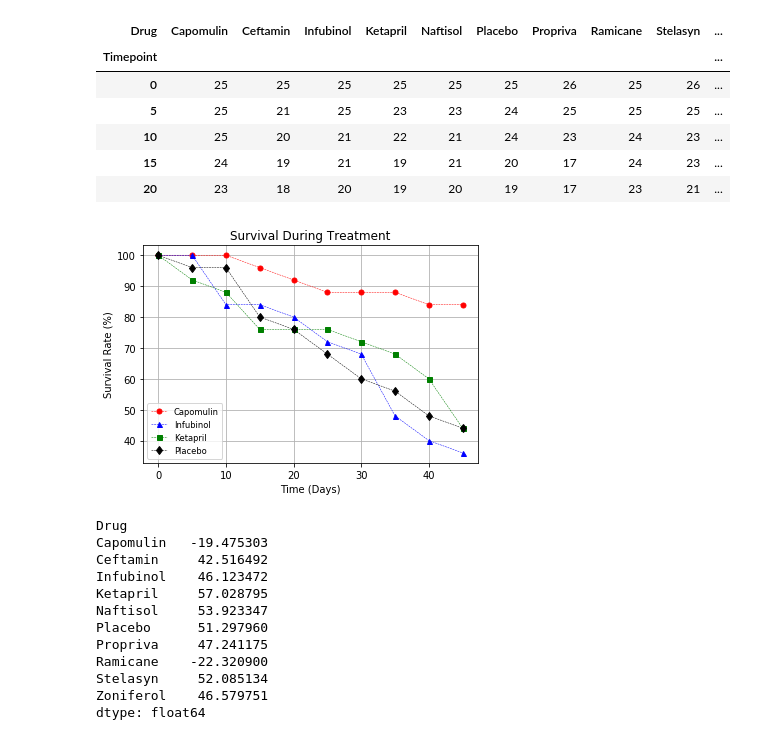
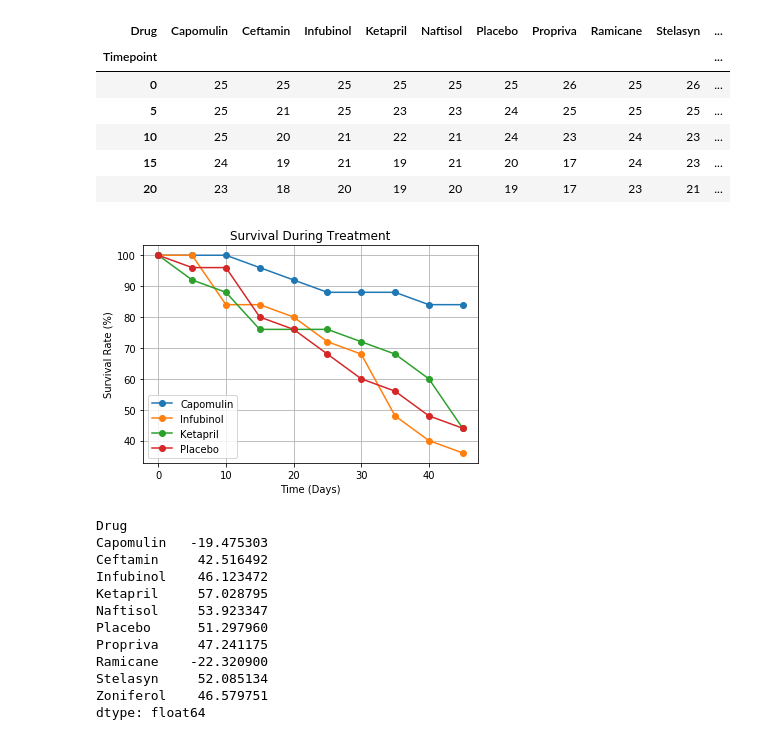
Before and after one commit to jmcbride5575/matplotlib-challenge, a Jupyter notebook: Matplotlib-challenge 1.ipynb, the cells around one changed output. Saved outputs shown, nothing was run; the diff lists cells and outputs as text; code cells hidden in the pictures.

```diff
--- a/Matplotlib-challenge 1.ipynb
+++ b/Matplotlib-challenge 1.ipynb
@@ -182,12 +182,12 @@ plt.show()
 # %%
-# Store the Count of Mice Grouped by Drug and Timepoint (W can pass any metric)
-survival_count = mouse_drug_trial_df.groupby(["Drug", "Timepoint"]).count()["Tumor Volume (mm3)"]
+# Count of Mice Grouped by Drug and Timepoint
+survival_numbers = mouse_drug_trial_df.groupby(["Drug", "Timepoint"]).count()["Tumor Volume (mm3)"]
 
 # Convert to DataFrame
-survival_count = pd.DataFrame({"Mouse Count": survival_count})
+survival_numbers = pd.DataFrame({"Mouse Count": survival_numbers})
 
-# Preview DataFrame
-survival_count.head().reset_index()
+# Display the data table for preview
+survival_numbers.head().reset_index()
 # %% [output]
 |  | Drug | Timepoint | Mouse Count |
 | 0 | Capomulin | 0 | 25 |
@@ -196,12 +196,12 @@ survival_count.head().reset_index()
 | 3 | Capomulin | 15 | 24 |
 | 4 | Capomulin | 20 | 23 |
 # %%
-# Minor Data Munging to Re-Format the Data Frames
-survival_count = survival_count.reset_index()
-survival_count_pivot = survival_count.pivot(index="Timepoint", columns="Drug")["Mouse Count"]
+# Resetting the Data Frames
+survival_numbers = survival_numbers.reset_index()
+survival_numbers_pivot = survival_numbers.pivot(index="Timepoint", columns="Drug")["Mouse Count"]
 
-# Preview the Data Frame
-survival_count_pivot.head()
+# Display the data table for preview
+survival_numbers_pivot.head()
 # %% [output]
 | Drug | Capomulin | Ceftamin | Infubinol | Ketapril | Naftisol | Placebo | Propriva | Ramicane | Stelasyn | ... |
 | Timepoint |  |  |  |  |  |  |  |  |  | ... |
@@ -211,22 +211,22 @@ survival_count_pivot.head()
 | 15 | 24 | 19 | 21 | 19 | 21 | 20 | 17 | 24 | 23 | ... |
 | 20 | 23 | 18 | 20 | 19 | 20 | 19 | 17 | 23 | 21 | ... |
 # %%
-# Generate the Plot (Accounting for percentages)
-plt.plot(100 * survival_count_pivot["Capomulin"] / 25, "ro", linestyle="dashed", markersize=5, linewidth=0.50)
-plt.plot(100 * survival_count_pivot["Infubinol"] / 25, "b^", linestyle="dashed", markersize=5, linewidth=0.50)
-plt.plot(100 * survival_count_pivot["Ketapril"] / 25, "gs", linestyle="dashed", markersize=5, linewidth=0.50)
-plt.plot(100 * survival_count_pivot["Placebo"] / 25 , "kd", linestyle="dashed", markersize=6, linewidth=0.50)
+# Generate the Plot
+plt.plot(100 * survival_numbers_pivot["Capomulin"] / 25, "o" , linestyle="solid")
+plt.plot(100 * survival_numbers_pivot["Infubinol"] / 25, "o", linestyle="solid")
+plt.plot(100 * survival_numbers_pivot["Ketapril"] / 25, "o", linestyle="solid")
+plt.plot(100 * survival_numbers_pivot["Placebo"] / 25 , "o", linestyle="solid")
 plt.title("Survival During Treatment")
 plt.ylabel("Survival Rate (%)")
 plt.xlabel("Time (Days)")
 plt.grid(True)
-plt.legend(['Capomulin', 'Infubinol', 'Ketapril', 'Placebo'], loc="best", fontsize="small", fancybox=True)
+plt.legend(['Capomulin', 'Infubinol', 'Ketapril', 'Placebo'], loc="best")
 
 # Save the Figure
 plt.savefig("Fig3.png")
 
 # Show the Figure
 plt.show()
 # %% [output]
-[figure, old version]
+[figure, new version]
 # %%
```
Also changed, not shown: parts of 10 cells of this notebook, 5 other files.
